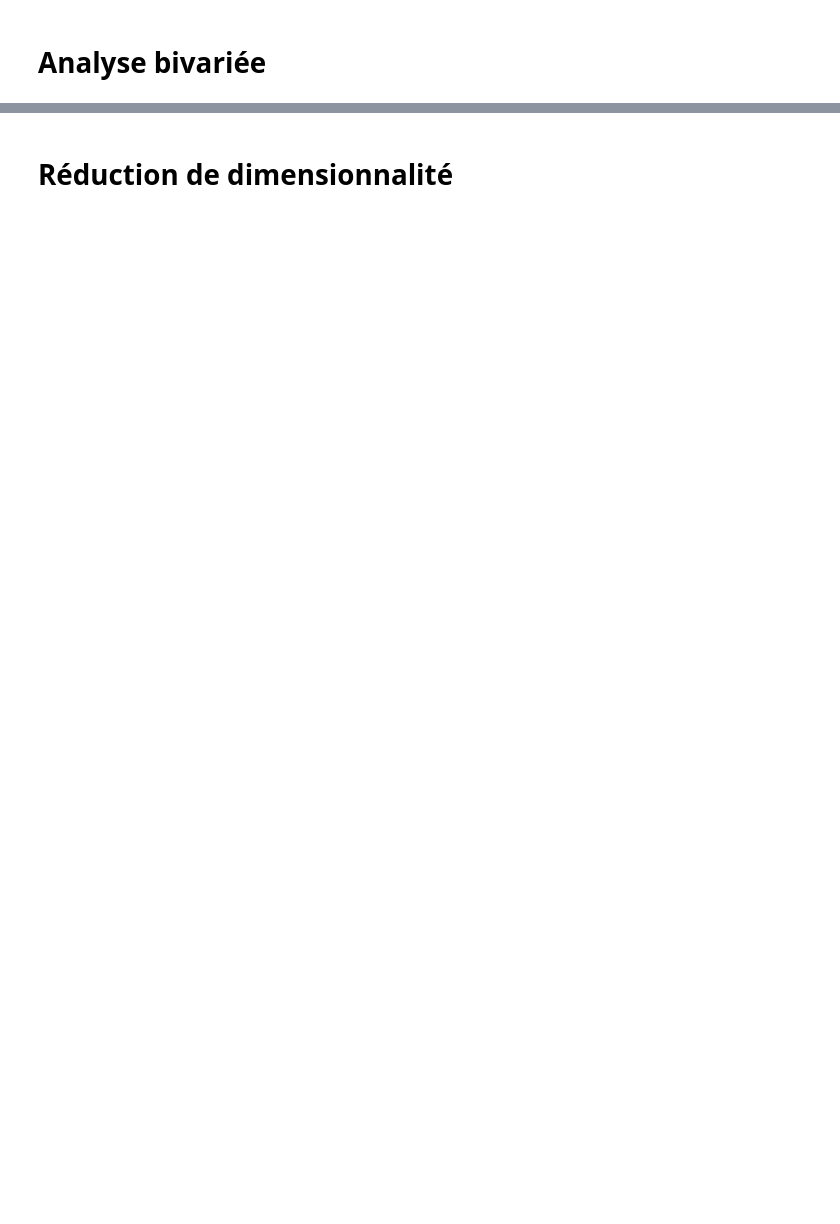
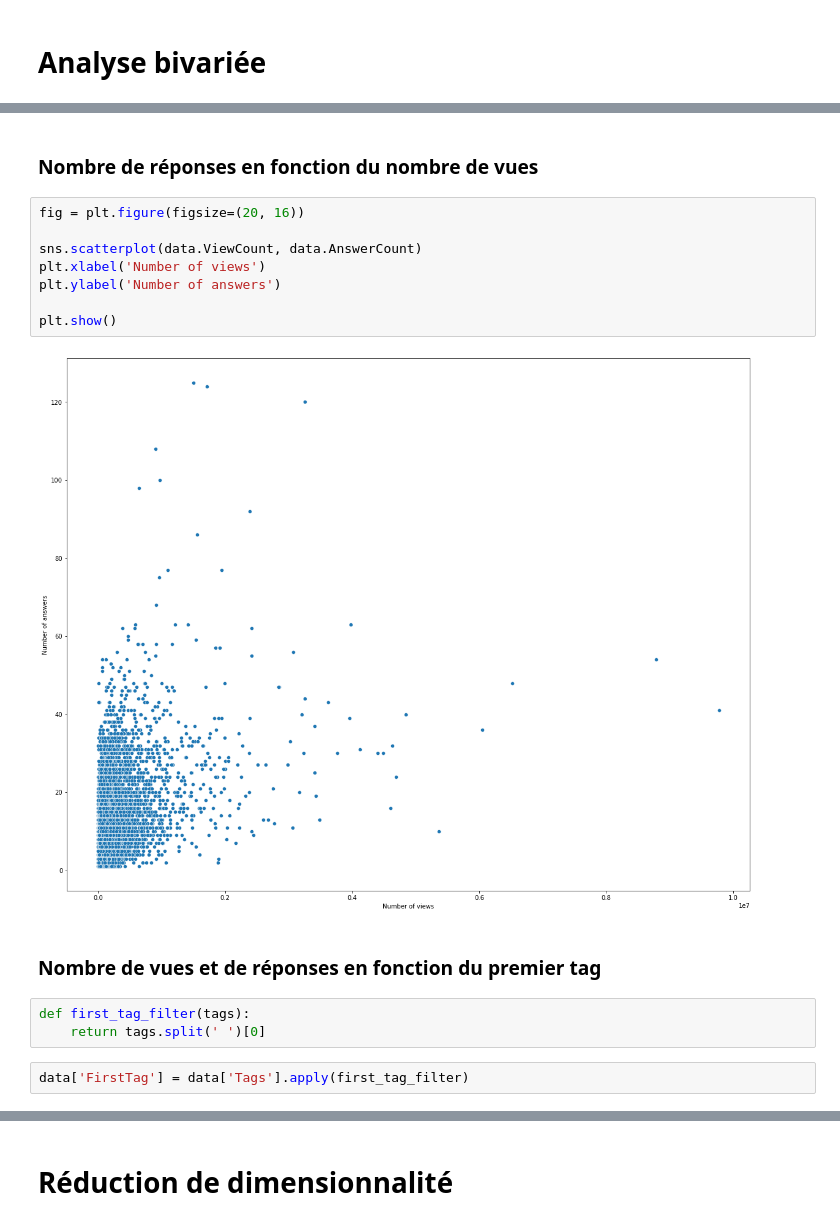
Before and after one commit to leo8/Pnlp, a Jupyter notebook: P5_01_exploration.ipynb, the cells around one changed output, grey strips where cells are left out. Saved outputs shown, nothing was run; the diff lists cells and outputs as text; blank space fills up the shorter version.

```diff
--- a/P5_01_exploration.ipynb
+++ b/P5_01_exploration.ipynb
@@ -263,0 +307,19 @@ plt.show()
+# %% [markdown]
+### Nombre de réponses en fonction du nombre de vues
+# %%
+fig = plt.figure(figsize=(20, 16))
+
+sns.scatterplot(data.ViewCount, data.AnswerCount)
+plt.xlabel('Number of views')
+plt.ylabel('Number of answers')
+
+plt.show()
+# %% [output]
+[figure, added]
+# %% [markdown]
+### Nombre de vues et de réponses en fonction du premier tag
+# %%
+def first_tag_filter(tags):
+    return tags.split(' ')[0]
+# %%
+data['FirstTag'] = data['Tags'].apply(first_tag_filter)
```
Also changed, not shown: parts of 32 cells of this notebook.
